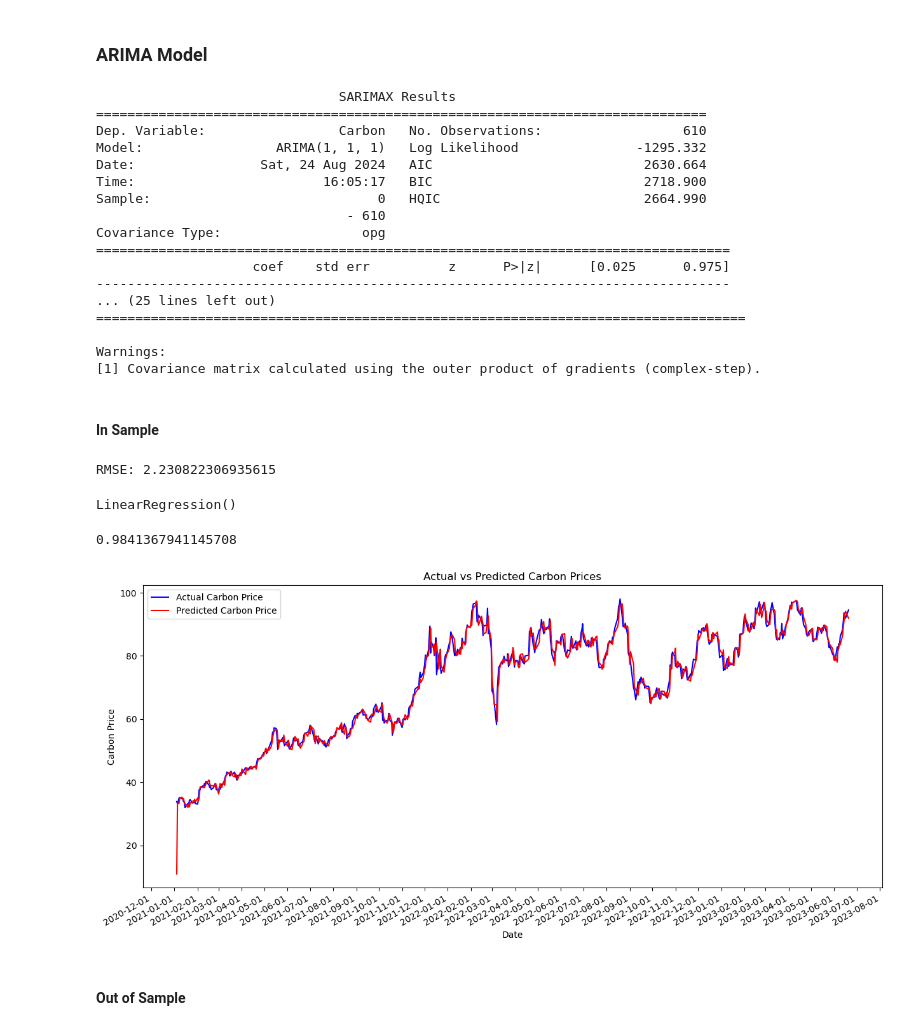
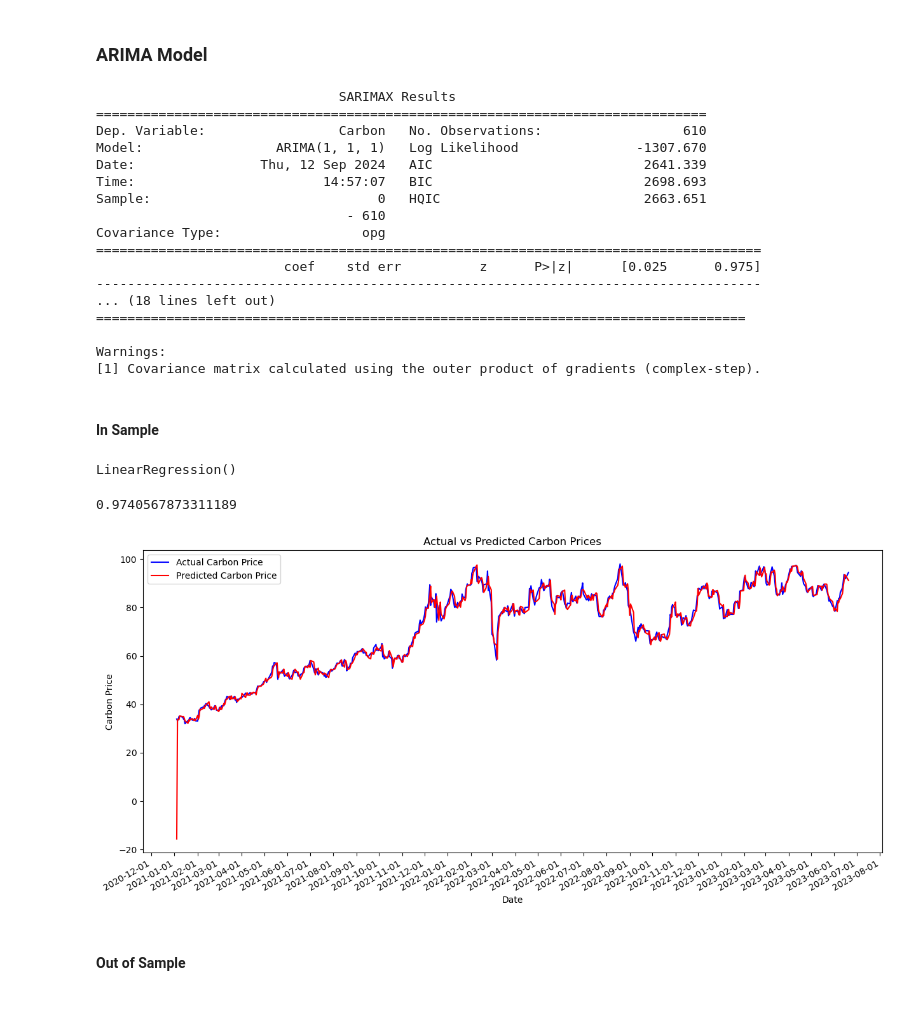
Before and after one commit to Erica-zya/Honor-Thesis, a Jupyter notebook: Draft_v5.ipynb, the cells around one changed output. Saved outputs shown, nothing was run; the diff lists cells and outputs as text; code cells hidden in the pictures.

```diff
--- a/Draft_v5.ipynb
+++ b/Draft_v5.ipynb
@@ -540,34 +647,34 @@ Warnings:
 # %% [markdown]
 ### ARIMA Model
 # %%
-X = df.drop(['Date', 'Carbon'], axis=1)
-y = df['Carbon']
+X = df_arima.drop(['Date', 'Carbon'], axis=1)
+y = df_arima['Carbon']
 # %%
-train_size = int(len(df) * 0.8)
-train_indices = df.index[:train_size]
-test_indices = df.index[train_size:]
+train_size = int(len(df_arima) * 0.8)
+train_indices = df_arima.index[:train_size]
+test_indices = df_arima.index[train_size:]
 
 y_train, y_test = y.loc[train_indices], y.loc[test_indices]
 X_train, X_test = X.loc[train_indices], X.loc[test_indices]
 # %%
-model_arima111 = ARIMA(y_train, exog=X_train, order=(1,1,1))
-model_arima111_fit = model_arima111.fit()
+arima_model = ARIMA(y_train, exog=X_train, order=(1,1,1))
+arima_model_fit = arima_model.fit()
 
-print(model_arima111_fit.summary())
+print(arima_model_fit.summary())
 # %% [output]
                                SARIMAX Results
 ==============================================================================
 Dep. Variable:                 Carbon   No. Observations:                  610
-Model:                 ARIMA(1, 1, 1)   Log Likelihood               -1295.332
-Date:                Sat, 24 Aug 2024   AIC                           2630.664
-Time:                        16:05:17   BIC                           2718.900
-Sample:                             0   HQIC                          2664.990
+Model:                 ARIMA(1, 1, 1)   Log Likelihood               -1307.670
+Date:                Thu, 12 Sep 2024   AIC                           2641.339
+Time:                        14:57:07   BIC                           2698.693
+Sample:                             0   HQIC                          2663.651
                                 - 610
 Covariance Type:                  opg
-=================================================================================
-                    coef    std err          z      P>|z|      [0.025      0.975]
----------------------------------------------------------------------------------
-... (25 lines left out)
+=====================================================================================
+                        coef    std err          z      P>|z|      [0.025      0.975]
+-------------------------------------------------------------------------------------
+... (18 lines left out)
 ===================================================================================
 
 Warnings:
@@ -575,11 +682,5 @@ Warnings:
 # %% [markdown]
 #### In Sample
 # %%
-y_train_pred = model_arima111_fit.predict(in_sample=True, exog=X_train, return_conf_int=False)
+y_train_pred_arima = arima_model_fit.predict(in_sample=True, exog=X_train, return_conf_int=False)
-# %%
-rmse = np.sqrt(mean_squared_error(y_train, y_train_pred))
-
-print(f"RMSE: {rmse}")
-# %% [output]
-RMSE: 2.230822306935615
 # %%
@@ -592,27 +693,27 @@ reg.fit(y_train_pred_reshaped, y_train_reshaped)
 # %% [output]
 LinearRegression()
 # %%
-r_squared = reg.score(y_train_pred_reshaped, y_train_reshaped)
-r_squared
+r_squared_arima = reg.score(y_train_pred_reshaped_arima, y_train_reshaped_arima)
+r_squared_arima
 # %% [output]
-0.9841367941145708
+0.9740567873311189
 # %%
-dates = df['Date']
+dates = df_arima['Date']
 date_train = dates[train_indices]
 
 plt.figure(figsize=(15, 7))
-plt.plot(date_test, y_train, label='Actual Carbon Price', color='blue')
-plt.plot(date_test, y_train_pred, label='Predicted Carbon Price', color='red')
+plt.plot(date_train, y_train, label='Actual Carbon Price', color='blue')
+plt.plot(date_train, y_train_pred_arima, label='Predicted Carbon Price', color='red')
 plt.gca().xaxis.set_major_formatter(mdates.DateFormatter('%Y-%m-%d'))
 plt.gca().xaxis.set_major_locator(mdates.MonthLocator())
 plt.gcf().autofmt_xdate()  # Auto-format for date rotation and readability
 plt.title('Actual vs Predicted Carbon Prices')
 plt.xlabel('Date')
 plt.ylabel('Carbon Price')
 plt.legend()
 plt.show()
 # %% [output]
-[figure, old version]
+[figure, new version]
 # %% [markdown]
 #### Out of Sample
 # %%
```
Also changed, not shown: parts of 53 cells of this notebook.
